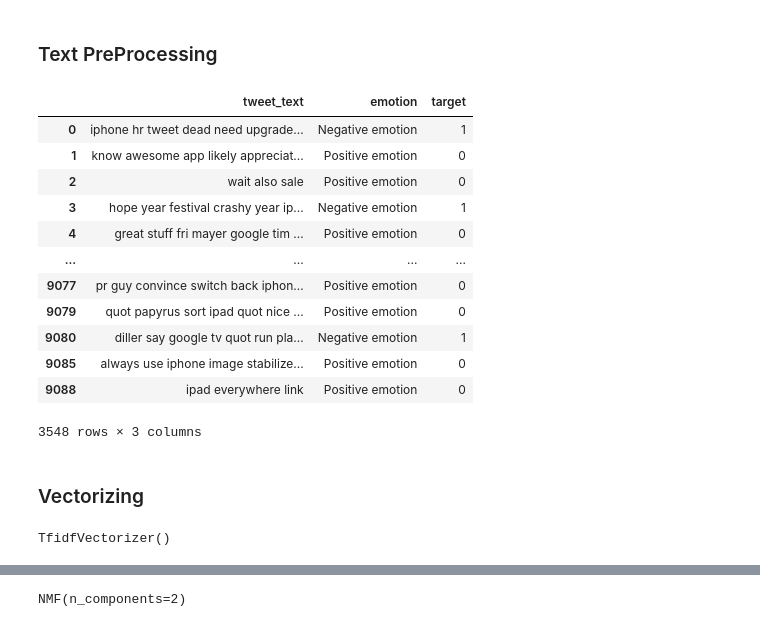
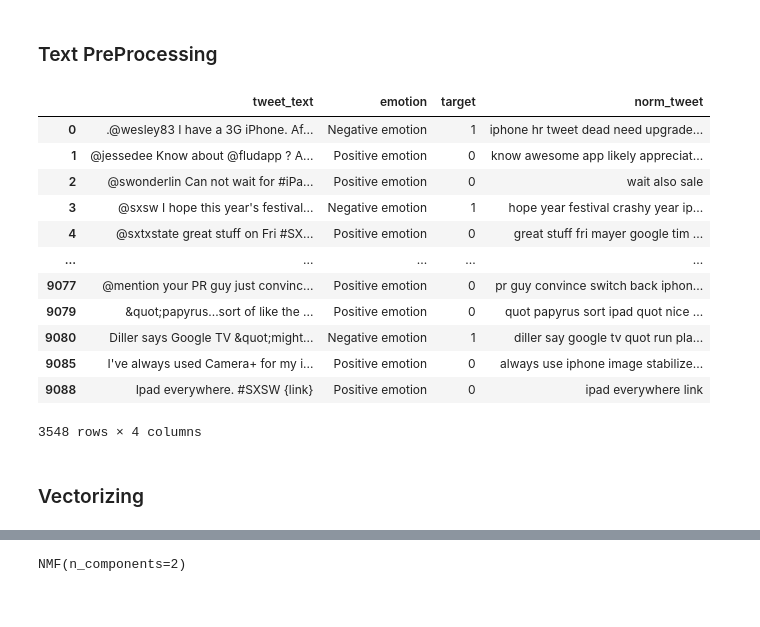
Before and after one commit to Kellyajara/NLP-Tweet-Classification, a Jupyter notebook: Project Notebook-Copy1.ipynb, the cells around one changed output, grey strips where cells are left out. Drawn from its saved outputs; the diff is of its cells as text; code cells hidden in the pictures.

```diff
--- a/Project Notebook-Copy1.ipynb
+++ b/Project Notebook-Copy1.ipynb
@@ -177,13 +163,13 @@ def process_tweet(tweet_text, min_length):
 
     # helper function to change nltk's part of speech tagging to a wordnet format.
     def pos_tagger(nltk_tag):
-        if nltk_tag.startswith('J'):
+        if nltk_tag.startswith('JJ'):
             return wordnet.ADJ
-        elif nltk_tag.startswith('V'):
+        elif nltk_tag.startswith('VB'):
             return wordnet.VERB
-        elif nltk_tag.startswith('N'):
+        elif nltk_tag.startswith('NN'):
             return wordnet.NOUN
-        elif nltk_tag.startswith('R'):
+        elif nltk_tag.startswith('RB'):
             return wordnet.ADV
         else:
             return None
@@ -207,21 +193,21 @@ def process_tweet(tweet_text, min_length):
     tweet_norm = " ".join([wnl.lemmatize(x[0], x[1]) for x in wordnet_tagged if x[1] is not None])
     return tweet_norm
 # %%
-df2['tweet_text'] = df2['tweet_text'].apply(process_tweet, args = [10])
+df2['norm_tweet'] = df2['tweet_text'].apply(process_tweet, args = [5])
 df2
 # %% [output]
-|  | tweet_text | emotion | target |
-| 0 | iphone hr tweet dead need upgrade... | Negative emotion | 1 |
-| 1 | know awesome app likely appreciat... | Positive emotion | 0 |
-| 2 | wait also sale | Positive emotion | 0 |
-| 3 | hope year festival crashy year ip... | Negative emotion | 1 |
-| 4 | great stuff fri mayer google tim ... | Positive emotion | 0 |
-| ... | ... | ... | ... |
-| 9077 | pr guy convince switch back iphon... | Positive emotion | 0 |
-| 9079 | quot papyrus sort ipad quot nice ... | Positive emotion | 0 |
-| 9080 | diller say google tv quot run pla... | Negative emotion | 1 |
-| 9085 | always use iphone image stabilize... | Positive emotion | 0 |
-| 9088 | ipad everywhere link | Positive emotion | 0 |
+|  | tweet_text | emotion | target | norm_tweet |
+| 0 | .@wesley83 I have a 3G iPhone. Af... | Negative emotion | 1 | iphone hr tweet dead need upgrade... |
+| 1 | @jessedee Know about @fludapp ? A... | Positive emotion | 0 | know awesome app likely appreciat... |
+| 2 | @swonderlin Can not wait for #iPa... | Positive emotion | 0 | wait also sale |
+| 3 | @sxsw I hope this year's festival... | Negative emotion | 1 | hope year festival crashy year ip... |
+| 4 | @sxtxstate great stuff on Fri #SX... | Positive emotion | 0 | great stuff fri mayer google tim ... |
+| ... | ... | ... | ... | ... |
+| 9077 | @mention your PR guy just convinc... | Positive emotion | 0 | pr guy convince switch back iphon... |
+| 9079 | &quot;papyrus...sort of like the ... | Positive emotion | 0 | quot papyrus sort ipad quot nice ... |
+| 9080 | Diller says Google TV &quot;might... | Negative emotion | 1 | diller say google tv quot run pla... |
+| 9085 | I've always used Camera+ for my i... | Positive emotion | 0 | always use iphone image stabilize... |
+| 9088 | Ipad everywhere. #SXSW {link} | Positive emotion | 0 | ipad everywhere link |
-3548 rows × 3 columns
+3548 rows × 4 columns
 # %% [markdown]
 ### Vectorizing
@@ -232,7 +219 @@ y = df2['target']
 X_train, X_test, y_train, y_test = train_test_split(X, y, test_size = 0.20)
-# %%
-tf_vec = TfidfVectorizer()
-vec = tf_vec.fit(X_train)
-vec
-# %% [output]
-TfidfVectorizer()
```
Also changed, not shown: parts of 62 cells of this notebook, 2 other files.
